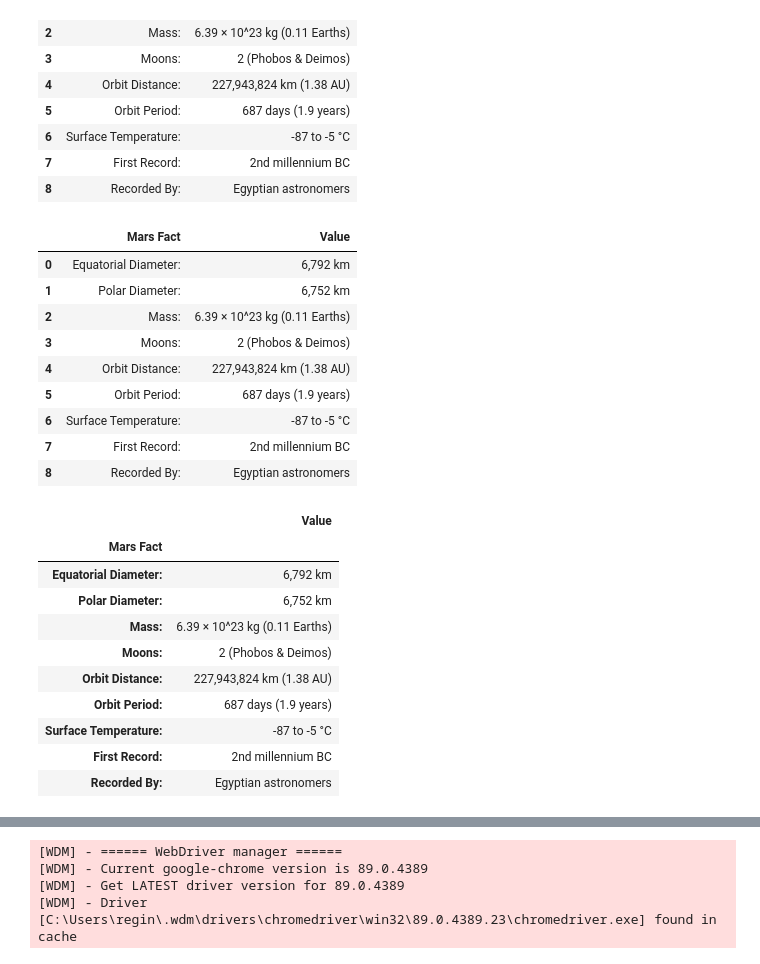
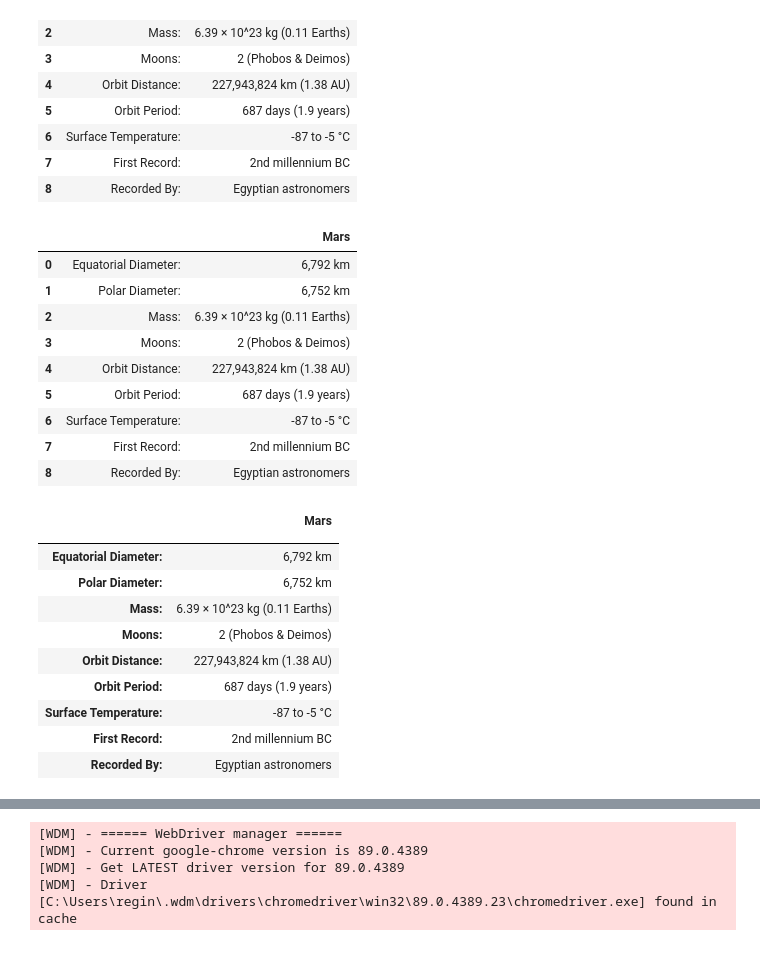
Before and after one commit to reginesgit/web-scraping-challenge, a Jupyter notebook: Mission_to_Mars/Mars_Mission.ipynb, the cells around one changed output, grey strips where cells are left out. Saved outputs shown, nothing was run; the diff lists cells and outputs as text; code cells hidden in the pictures.

```diff
--- a/Mission_to_Mars/Mars_Mission.ipynb
+++ b/Mission_to_Mars/Mars_Mission.ipynb
@@ -150,10 +148,10 @@ facts_df
 | 7 | First Record: | 2nd millennium BC |
 | 8 | Recorded By: | Egyptian astronomers |
 # %%
-cleaned_facts_df = facts_df.rename(columns={0:"Mars Fact", 1:"Value"})
+cleaned_facts_df = facts_df.rename(columns={0:" ", 1:"Mars"})
 cleaned_facts_df
 # %% [output]
-|  | Mars Fact | Value |
+|  |  | Mars |
 | 0 | Equatorial Diameter: | 6,792 km |
 | 1 | Polar Diameter: | 6,752 km |
 | 2 | Mass: | 6.39 × 10^23 kg (0.11 Earths) |
@@ -164,10 +162,10 @@ cleaned_facts_df
 | 7 | First Record: | 2nd millennium BC |
 | 8 | Recorded By: | Egyptian astronomers |
 # %%
-cleaned_facts_df.set_index("Mars Fact")
+cleaned_facts_df.set_index(" ")
 # %% [output]
-|  | Value |
-| Mars Fact |  |
+|  | Mars |
+|  |  |
 | Equatorial Diameter: | 6,792 km |
 | Polar Diameter: | 6,752 km |
 | Mass: | 6.39 × 10^23 kg (0.11 Earths) |
```
Also changed, not shown: parts of 10 cells of this notebook, 1 other file.
